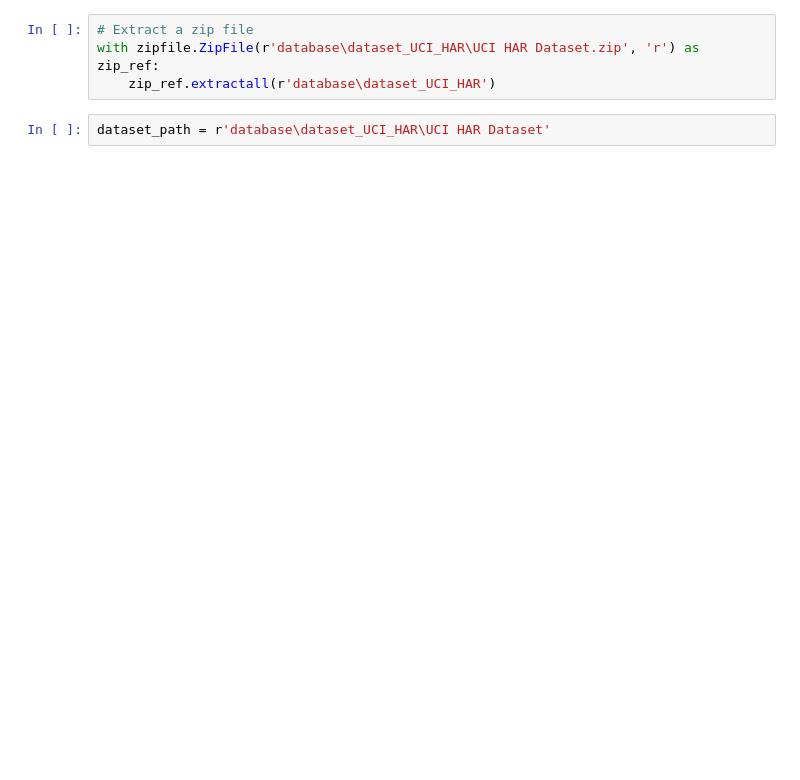
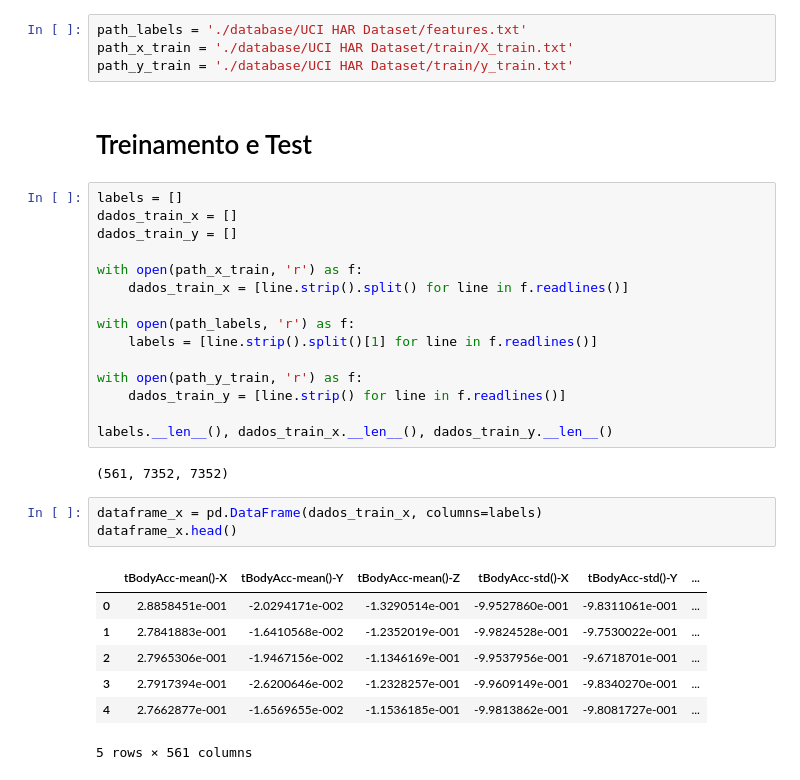
Before and after one commit to JonasCGN/Topicos_Especiais_Em_Computacao, a Jupyter notebook: 2_Trabalho/main.ipynb, the cells around one changed output. Drawn from its saved outputs; the diff is of its cells as text; blank space fills up the shorter version.

```diff
--- a/2_Trabalho/main.ipynb
+++ b/2_Trabalho/main.ipynb
@@ -7,6 +31,34 @@ with zipfile.ZipFile('database\human+activity+recognition+using+smartphones.zip'
-# %%
-# Extract a zip file
-with zipfile.ZipFile(r'database\dataset_UCI_HAR\UCI HAR Dataset.zip', 'r') as zip_ref:
-    zip_ref.extractall(r'database\dataset_UCI_HAR')
-# %%
-dataset_path = r'database\dataset_UCI_HAR\UCI HAR Dataset'
+# %%
+path_labels = './database/UCI HAR Dataset/features.txt'
+path_x_train = './database/UCI HAR Dataset/train/X_train.txt'
+path_y_train = './database/UCI HAR Dataset/train/y_train.txt'
+# %% [markdown]
+# Treinamento e Test
+# %%
+labels = []
+dados_train_x = []
+dados_train_y = []
+
+with open(path_x_train, 'r') as f:
+    dados_train_x = [line.strip().split() for line in f.readlines()]
+
+with open(path_labels, 'r') as f:
+    labels = [line.strip().split()[1] for line in f.readlines()]
+
+with open(path_y_train, 'r') as f:
+    dados_train_y = [line.strip() for line in f.readlines()]
+
+labels.__len__(), dados_train_x.__len__(), dados_train_y.__len__()
+# %% [output]
+(561, 7352, 7352)
+# %%
+dataframe_x = pd.DataFrame(dados_train_x, columns=labels)
+dataframe_x.head()
+# %% [output]
+|  | tBodyAcc-mean()-X | tBodyAcc-mean()-Y | tBodyAcc-mean()-Z | tBodyAcc-std()-X | tBodyAcc-std()-Y | ... |
+| 0 | 2.8858451e-001 | -2.0294171e-002 | -1.3290514e-001 | -9.9527860e-001 | -9.8311061e-001 | ... |
+| 1 | 2.7841883e-001 | -1.6410568e-002 | -1.2352019e-001 | -9.9824528e-001 | -9.7530022e-001 | ... |
+| 2 | 2.7965306e-001 | -1.9467156e-002 | -1.1346169e-001 | -9.9537956e-001 | -9.6718701e-001 | ... |
+| 3 | 2.7917394e-001 | -2.6200646e-002 | -1.2328257e-001 | -9.9609149e-001 | -9.8340270e-001 | ... |
+| 4 | 2.7662877e-001 | -1.6569655e-002 | -1.1536185e-001 | -9.9813862e-001 | -9.8081727e-001 | ... |
+5 rows × 561 columns
```
Also changed, not shown: parts of 14 cells of this notebook, 2 other files.
